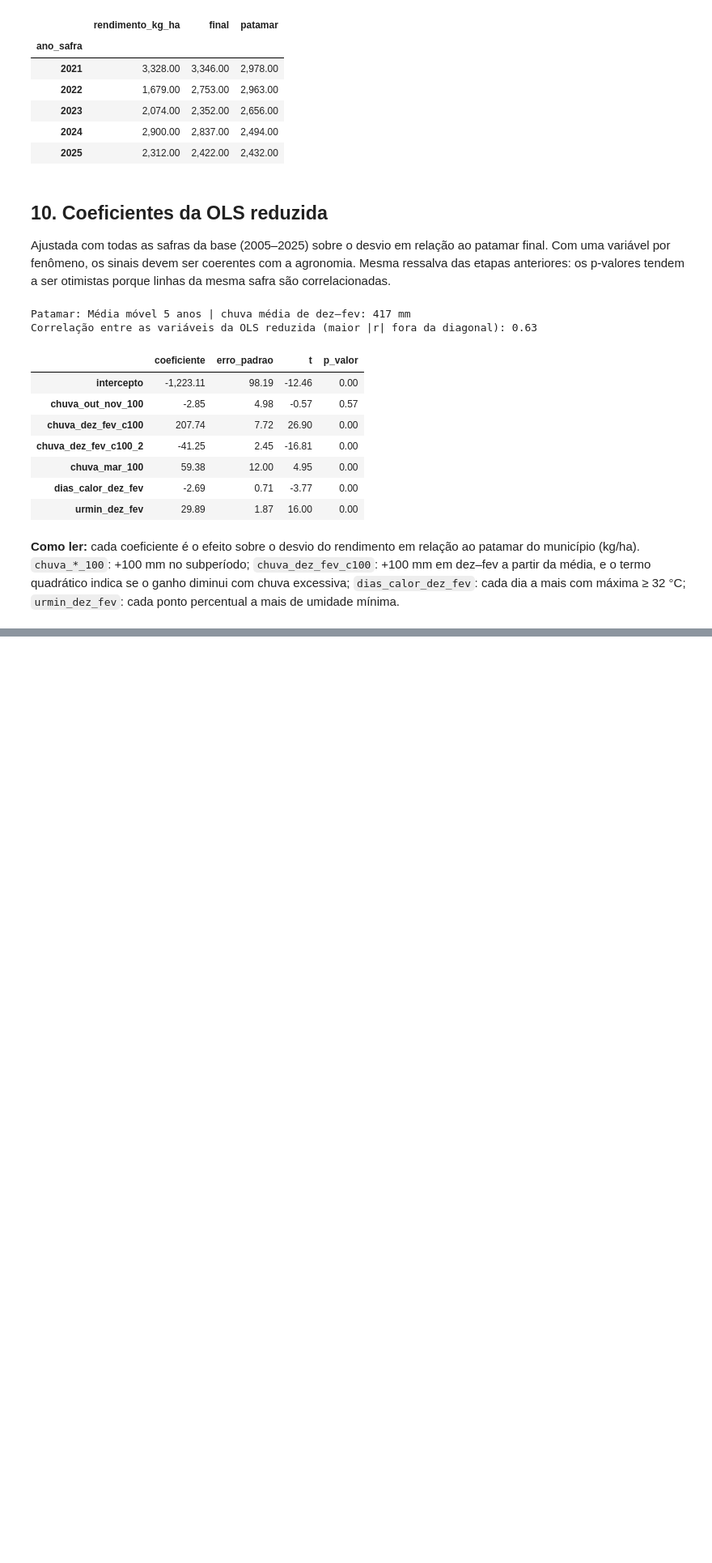
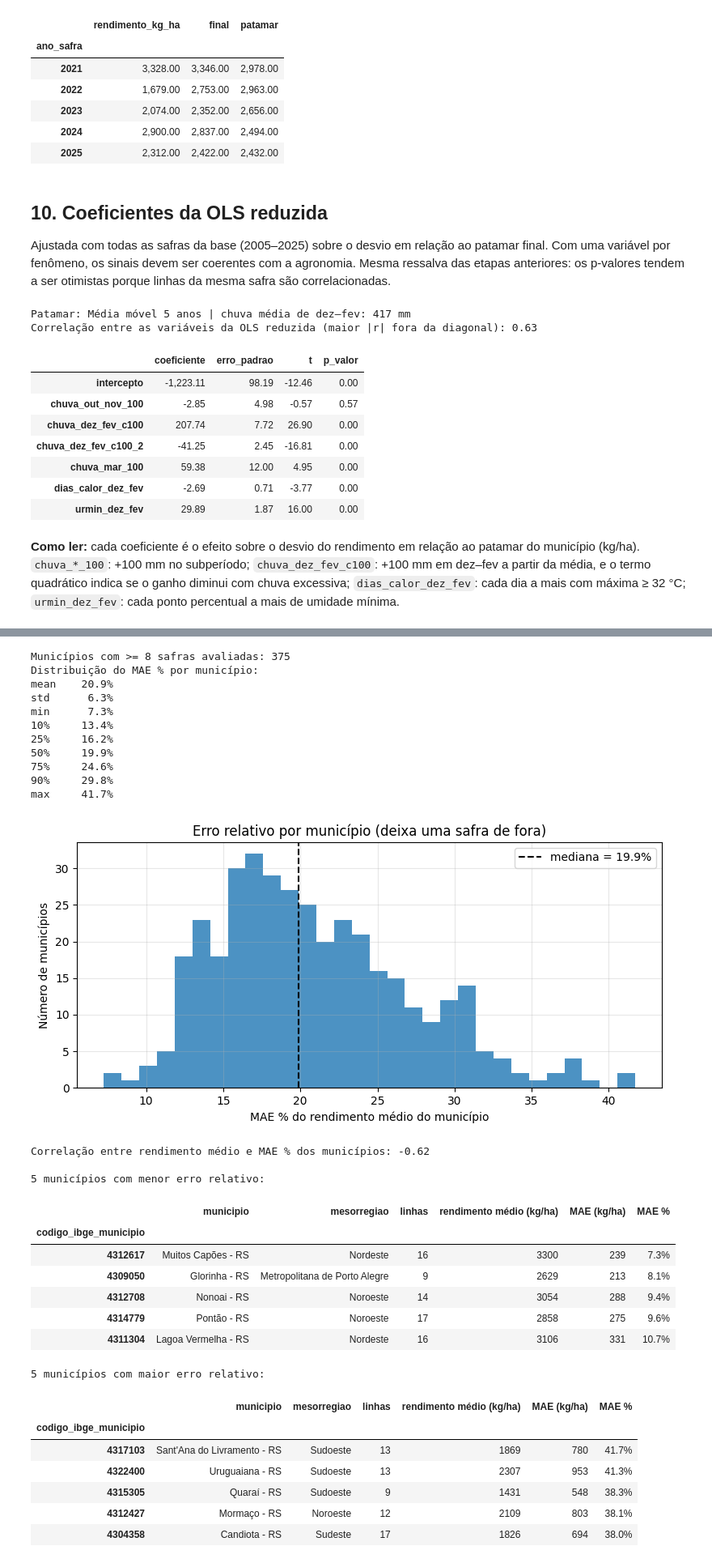
Before and after one commit to isah5/Projeto_Safra_de_Soja, a Jupyter notebook: notebooks/modelagem_etapa3.ipynb, the cells around one changed output, grey strips where cells are left out. Shown at 81% size. Cells and saved outputs as stored; diff of their text form; code cells hidden in the pictures; blank space fills up the shorter version.

```diff
--- a/notebooks/modelagem_etapa3.ipynb
+++ b/notebooks/modelagem_etapa3.ipynb
@@ -517,0 +616,62 @@ outras safras de teste a média estadual ficou a menos de ~300 kg/ha do observad
+# %%
+mun = erro_por_grupo(loyo.merge(regioes, on="codigo_ibge_municipio", how="left"),
+                     prev_loyo[chave_final], "codigo_ibge_municipio").drop(columns="municípios")
+mun = mun[mun["linhas"] >= 8].join(
+    painel.drop_duplicates("codigo_ibge_municipio").set_index("codigo_ibge_municipio")["municipio"]
+).join(regioes.set_index("codigo_ibge_municipio"))
+print(f"Municípios com >= 8 safras avaliadas: {len(mun)}")
+print("Distribuição do MAE % por município:")
+print(mun["MAE %"].describe(percentiles=[0.1, 0.25, 0.5, 0.75, 0.9]).map("{:.1%}".format)
+      .drop("count").to_string())
+
+fig, ax = plt.subplots(figsize=(8, 4))
+ax.hist(mun["MAE %"] * 100, bins=30, color="tab:blue", alpha=0.8)
+ax.axvline(mun["MAE %"].median() * 100, color="k", ls="--",
+           label=f"mediana = {mun['MAE %'].median():.1%}")
+ax.set_xlabel("MAE % do rendimento médio do município")
+ax.set_ylabel("Número de municípios")
+ax.set_title("Erro relativo por município (deixa uma safra de fora)")
+ax.legend()
+ax.grid(alpha=0.3)
+plt.tight_layout()
+plt.show()
+
+colunas = ["municipio", "mesorregiao", "linhas", "rendimento médio (kg/ha)", "MAE (kg/ha)", "MAE %"]
+print("Correlação entre rendimento médio e MAE % dos municípios:",
+      f"{mun['rendimento médio (kg/ha)'].corr(mun['MAE %']):+.2f}")
+formato_mun = {k: v for k, v in FORMATO_REG.items() if k in colunas}
+print("\n5 municípios com menor erro relativo:")
+display(mun.nsmallest(5, "MAE %")[colunas].style.format(formato_mun))
+print("5 municípios com maior erro relativo:")
+display(mun.nlargest(5, "MAE %")[colunas].style.format(formato_mun))
+# %% [output]
+Municípios com >= 8 safras avaliadas: 375
+Distribuição do MAE % por município:
+mean    20.9%
+std      6.3%
+min      7.3%
+10%     13.4%
+25%     16.2%
+50%     19.9%
+75%     24.6%
+90%     29.8%
+max     41.7%
+[figure, added]
+Correlação entre rendimento médio e MAE % dos municípios: -0.62
+
+5 municípios com menor erro relativo:
+|  | municipio | mesorregiao | linhas | rendimento médio (kg/ha) | MAE (kg/ha) | MAE % |
+| codigo_ibge_municipio |  |  |  |  |  |  |
+| 4312617 | Muitos Capões - RS | Nordeste | 16 | 3300 | 239 | 7.3% |
+| 4309050 | Glorinha - RS | Metropolitana de Porto Alegre | 9 | 2629 | 213 | 8.1% |
+| 4312708 | Nonoai - RS | Noroeste | 14 | 3054 | 288 | 9.4% |
+| 4314779 | Pontão - RS | Noroeste | 17 | 2858 | 275 | 9.6% |
+| 4311304 | Lagoa Vermelha - RS | Nordeste | 16 | 3106 | 331 | 10.7% |
+5 municípios com maior erro relativo:
+|  | municipio | mesorregiao | linhas | rendimento médio (kg/ha) | MAE (kg/ha) | MAE % |
+| codigo_ibge_municipio |  |  |  |  |  |  |
+| 4317103 | Sant'Ana do Livramento - RS | Sudoeste | 13 | 1869 | 780 | 41.7% |
+| 4322400 | Uruguaiana - RS | Sudoeste | 13 | 2307 | 953 | 41.3% |
+| 4315305 | Quaraí - RS | Sudoeste | 9 | 1431 | 548 | 38.3% |
+| 4312427 | Mormaço - RS | Noroeste | 12 | 2109 | 803 | 38.1% |
+| 4304358 | Candiota - RS | Sudeste | 17 | 1826 | 694 | 38.0% |
```
Also changed, not shown: parts of 16 cells of this notebook, 5 other files.
